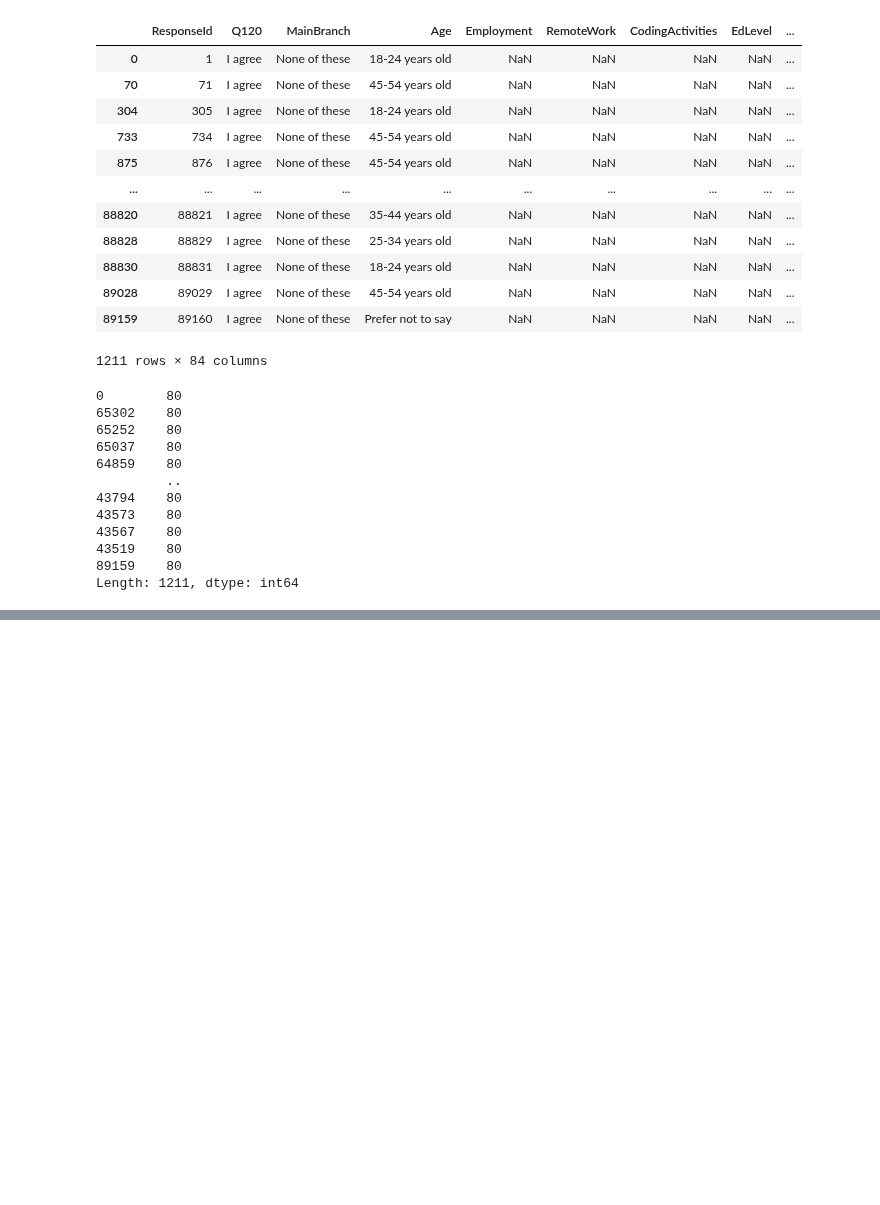
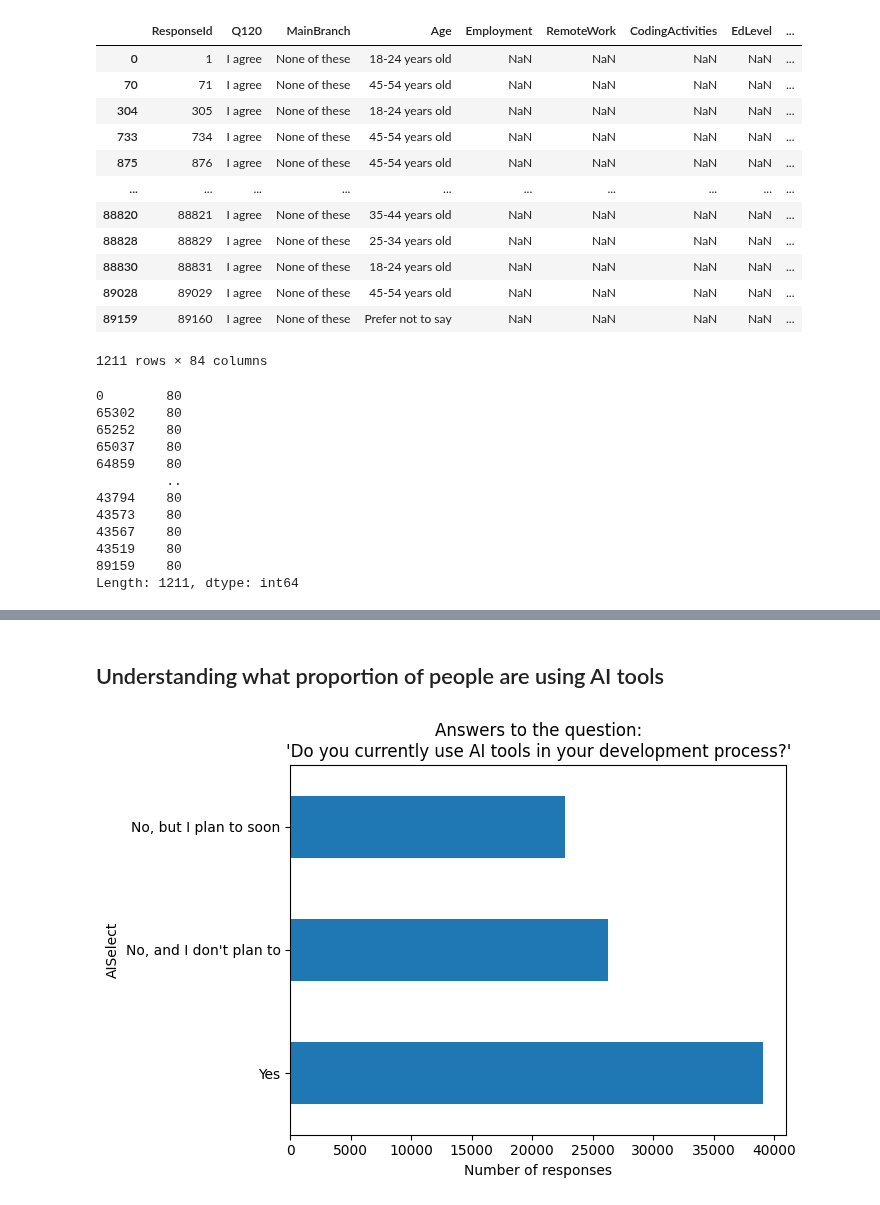
Before and after one commit to jeremysb1/data_analysis_projects, a Jupyter notebook: categorical_data.ipynb, the cells around one changed output, grey strips where cells are left out. Cells and saved outputs as stored; diff of their text form; code cells hidden in the pictures; blank space fills up the shorter version.

Commit message:
added plot

```diff
--- a/categorical_data.ipynb
+++ b/categorical_data.ipynb
@@ -142,0 +170,18 @@ survey = survey.dropna(subset=survey.columns[4:], how="all")
+# %% [markdown]
+## Understanding what proportion of people are using AI tools
+# %%
+fig, axis = plt.subplots()
+
+(
+    survey["AISelect"]
+    .value_counts(dropna=False)
+    .plot
+    .barh(ax=axis)
+)
+
+axis.set(title="Answers to the question:\n'Do you currently use AI tools in your development process?'",
+         xlabel="Number of responses")
+
+plt.show()
+# %% [output]
+[figure, added]
```
Also changed, not shown: parts of 2 cells of this notebook.
